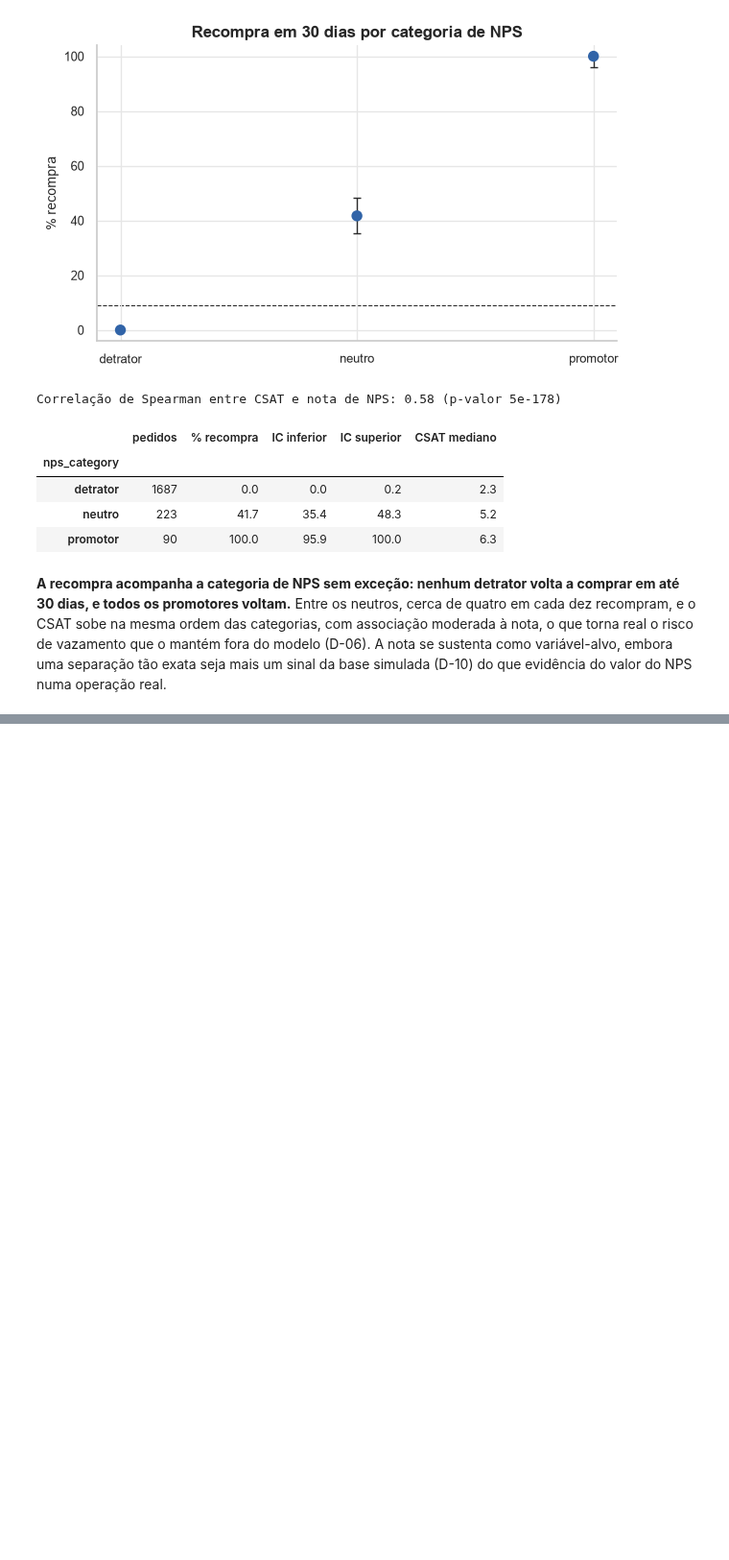
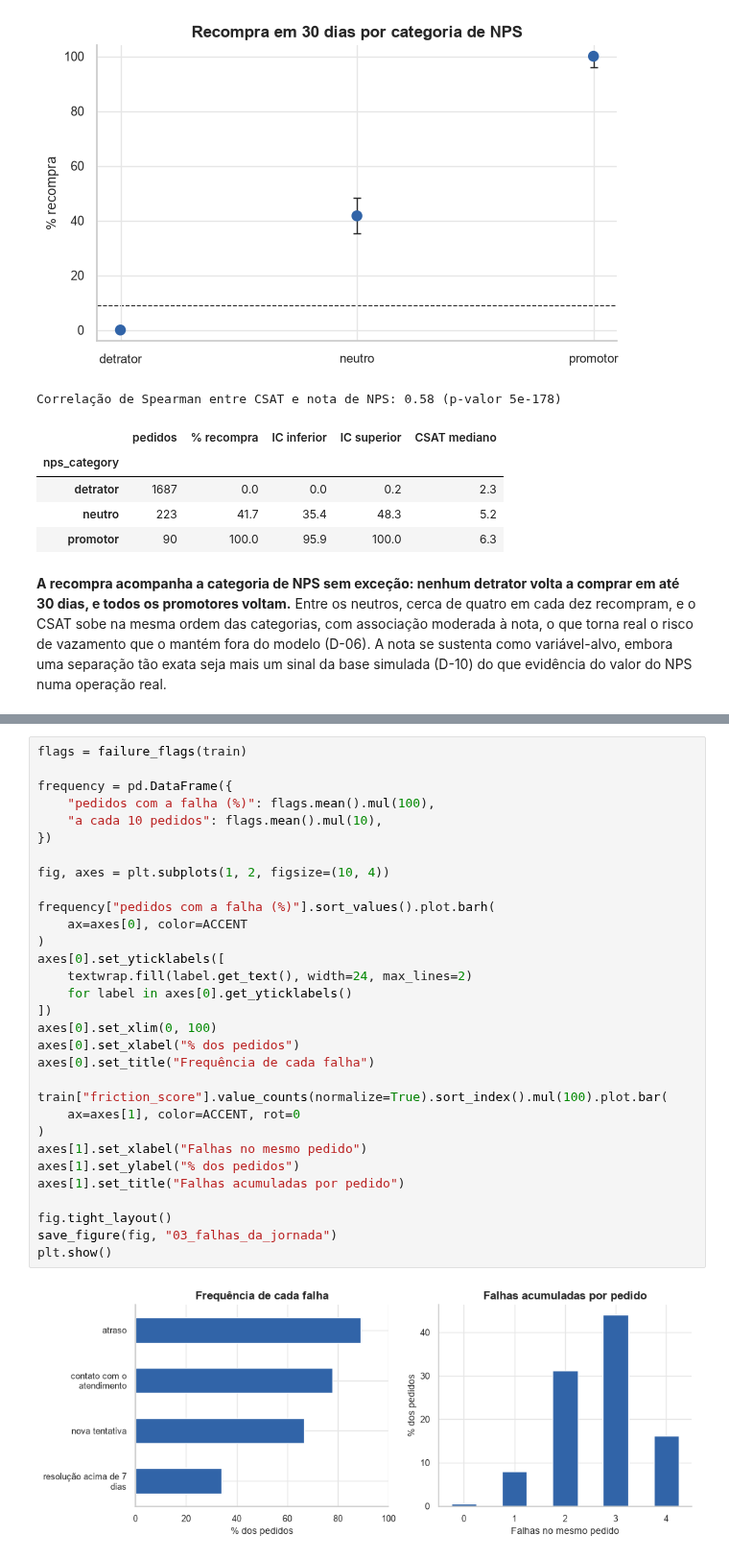
Before and after one commit to jpvbrandaos/tech-challenge-nps-preditivo, a Jupyter notebook: notebooks/02_eda.ipynb, the cells around one changed output, grey strips where cells are left out. Shown at 96% size. Cells and saved outputs as stored; diff of their text form; blank space fills up the shorter version.

Commit message:
feat: adiciona as falhas da jornada e os fatores críticos
Refs #9

```diff
--- a/notebooks/02_eda.ipynb
+++ b/notebooks/02_eda.ipynb
@@ -143,0 +149,33 @@ Correlação de Spearman entre CSAT e nota de NPS: 0.58 (p-valor 5e-178)
+# %%
+flags = failure_flags(train)
+
+frequency = pd.DataFrame({
+    "pedidos com a falha (%)": flags.mean().mul(100),
+    "a cada 10 pedidos": flags.mean().mul(10),
+})
+
+fig, axes = plt.subplots(1, 2, figsize=(10, 4))
+
+frequency["pedidos com a falha (%)"].sort_values().plot.barh(
+    ax=axes[0], color=ACCENT
+)
+axes[0].set_yticklabels([
+    textwrap.fill(label.get_text(), width=24, max_lines=2)
+    for label in axes[0].get_yticklabels()
+])
+axes[0].set_xlim(0, 100)
+axes[0].set_xlabel("% dos pedidos")
+axes[0].set_title("Frequência de cada falha")
+
+train["friction_score"].value_counts(normalize=True).sort_index().mul(100).plot.bar(
+    ax=axes[1], color=ACCENT, rot=0
+)
+axes[1].set_xlabel("Falhas no mesmo pedido")
+axes[1].set_ylabel("% dos pedidos")
+axes[1].set_title("Falhas acumuladas por pedido")
+
+fig.tight_layout()
+save_figure(fig, "03_falhas_da_jornada")
+plt.show()
+# %% [output]
+[figure, added]
```
Also changed, not shown: parts of 5 cells of this notebook, 2 other files.
